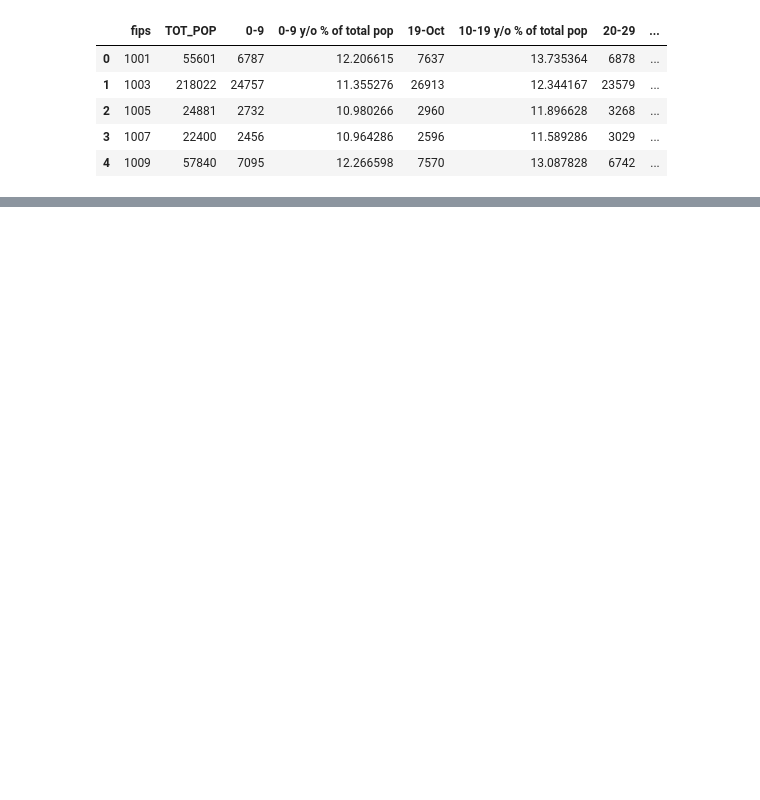
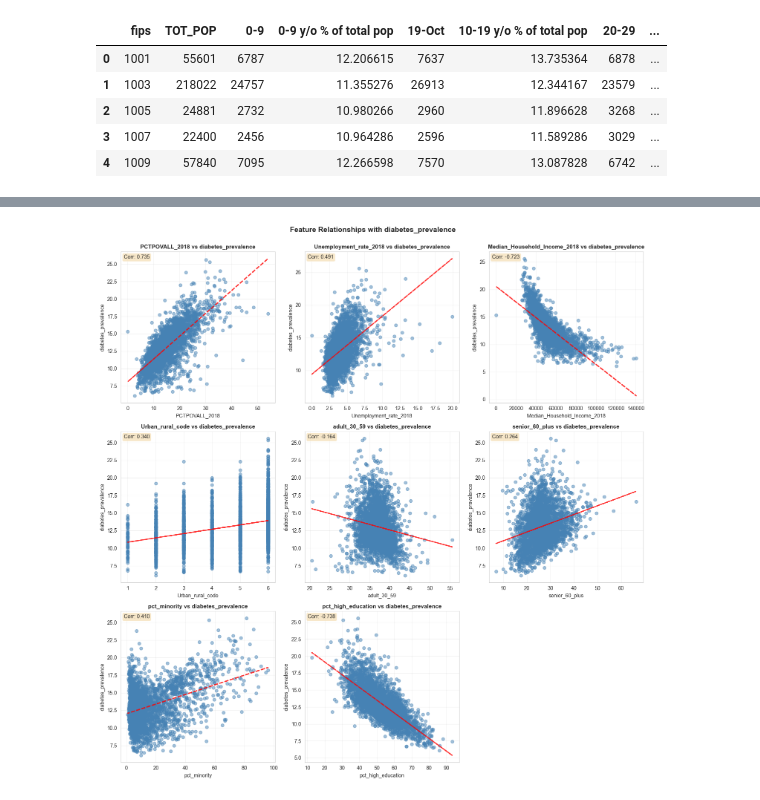
Before and after one commit to 4geeksacademy/abgonzalez-introduction-machine-learning, a Jupyter notebook: src/03-linear-regression-reg-demographic-health-data.ipynb, the cells around one changed output, grey strips where cells are left out. Cells and saved outputs as stored; diff of their text form; code cells hidden in the pictures; blank space fills up the shorter version.

```diff
--- a/src/03-linear-regression-reg-demographic-health-data.ipynb
+++ b/src/03-linear-regression-reg-demographic-health-data.ipynb
@@ -83,0 +1298,2 @@ df.head()
+# %%
+target_column = 'diabetes_prevalence'
@@ -83,0 +2015,42 @@ df.head()
+# %%
+# Scatter plots: Features vs Target
+features_to_plot = [f for f in numeric_features if f != target_column]
+n_features = len(features_to_plot)
+n_cols = 3
+n_rows = (n_features + n_cols - 1) // n_cols
+
+fig, axes = plt.subplots(n_rows, n_cols, figsize=(15, 5*n_rows))
+axes = axes.flatten() if n_features > 1 else [axes]
+
+for idx, col in enumerate(features_to_plot):
+    # Scatter plot
+    axes[idx].scatter(df_clean[col], df_clean[target_column], alpha=0.5, color='steelblue')
+    axes[idx].set_xlabel(col, fontsize=10)
+    axes[idx].set_ylabel(target_column, fontsize=10)
+    axes[idx].set_title(f'{col} vs {target_column}', fontsize=11, fontweight='bold')
+    axes[idx].grid(True, alpha=0.3)
+
+    # Add trend line
+    try:
+        z = np.polyfit(df_clean[col].dropna(), df_clean[target_column].loc[df_clean[col].dropna().index], 1)
+        p = np.poly1d(z)
+        axes[idx].plot(df_clean[col], p(df_clean[col]), "r--", alpha=0.8, linewidth=2, label='Trend')
+
+        # Add correlation coefficient
+        corr = df_clean[col].corr(df_clean[target_column])
+        axes[idx].text(0.02, 0.98, f'Corr: {corr:.3f}',
+                       transform=axes[idx].transAxes,
+                       verticalalignment='top',
+                       bbox=dict(boxstyle='round', facecolor='wheat', alpha=0.7))
+    except:
+        pass
+
+# Hide empty subplots
+for idx in range(len(features_to_plot), len(axes)):
+    axes[idx].axis('off')
+
+plt.suptitle(f'Feature Relationships with {target_column}', fontsize=14, fontweight='bold', y=1.00)
+plt.tight_layout()
+plt.show()
+# %% [output]
+[figure, added]
```
Also changed, not shown: parts of 95 cells of this notebook, 1 other file.
